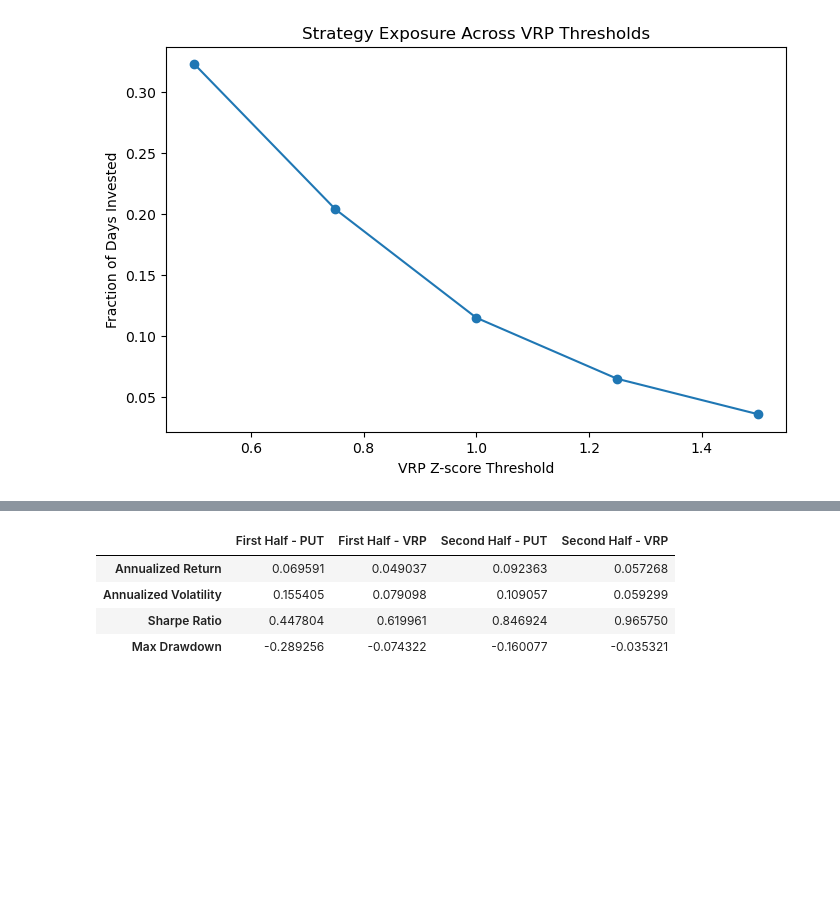
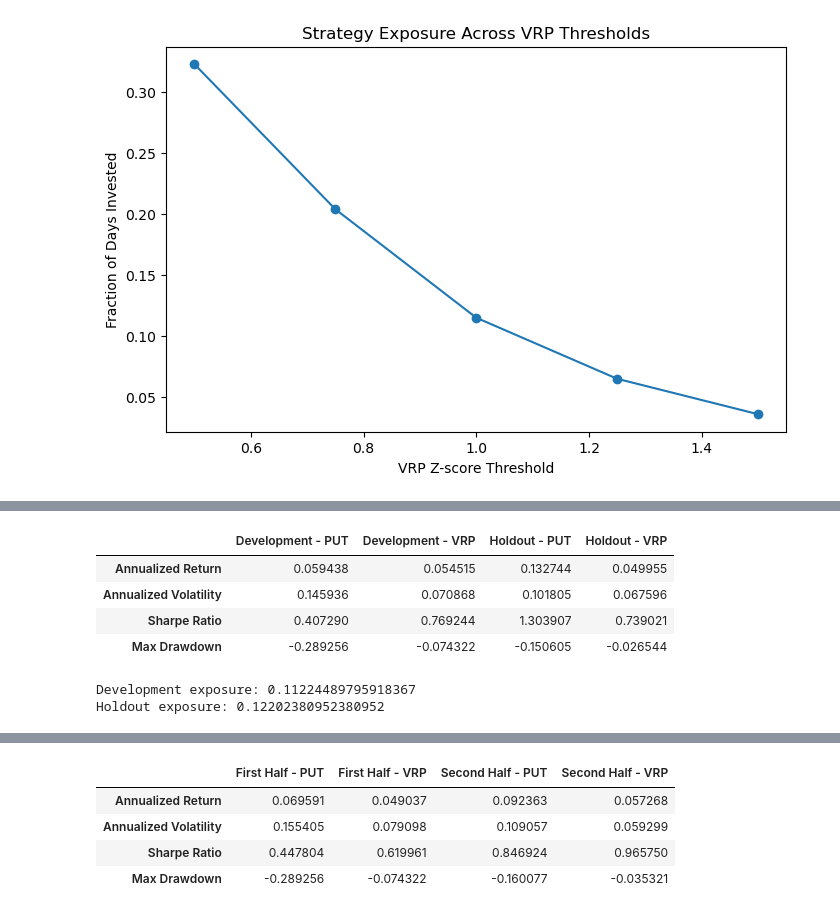
Before and after one commit to Linyanotlinda/vrp-putwrite-strategy, a Jupyter notebook: vrp_putwrite_strategy.ipynb, the cells around one changed output, grey strips where cells are left out. Cells and saved outputs as stored; diff of their text form; code cells hidden in the pictures; blank space fills up the shorter version.

```diff
--- a/vrp_putwrite_strategy.ipynb
+++ b/vrp_putwrite_strategy.ipynb
@@ -503,0 +579,19 @@ plt.show()
+# %%
+split_idx = int(len(backtest) * 0.70)
+
+development = backtest.iloc[:split_idx].copy()
+holdout = backtest.iloc[split_idx:].copy()
+
+print(
+    "Development period:",
+    development["date"].min(),
+    "to",
+    development["date"].max()
+)
+
+print(
+    "Holdout period:",
+    holdout["date"].min(),
+    "to",
+    holdout["date"].max()
+)
@@ -503,0 +601,32 @@ plt.show()
+# %%
+oos_results = pd.DataFrame({
+    "Development - PUT": performance_stats(
+        development["put_return"]
+    ),
+    "Development - VRP": performance_stats(
+        development["strategy_return"]
+    ),
+    "Holdout - PUT": performance_stats(
+        holdout["put_return"]
+    ),
+    "Holdout - VRP": performance_stats(
+        holdout["strategy_return"]
+    )
+})
+
+oos_results
+# %% [output]
+|  | Development - PUT | Development - VRP | Holdout - PUT | Holdout - VRP |
+| Annualized Return | 0.059438 | 0.054515 | 0.132744 | 0.049955 |
+| Annualized Volatility | 0.145936 | 0.070868 | 0.101805 | 0.067596 |
+| Sharpe Ratio | 0.407290 | 0.769244 | 1.303907 | 0.739021 |
+| Max Drawdown | -0.289256 | -0.074322 | -0.150605 | -0.026544 |
+# %%
+development_exposure = development["position"].mean()
+holdout_exposure = holdout["position"].mean()
+
+print("Development exposure:", development_exposure)
+print("Holdout exposure:", holdout_exposure)
+# %% [output]
+Development exposure: 0.11224489795918367
+Holdout exposure: 0.12202380952380952
```
Also changed, not shown: parts of 17 cells of this notebook.
